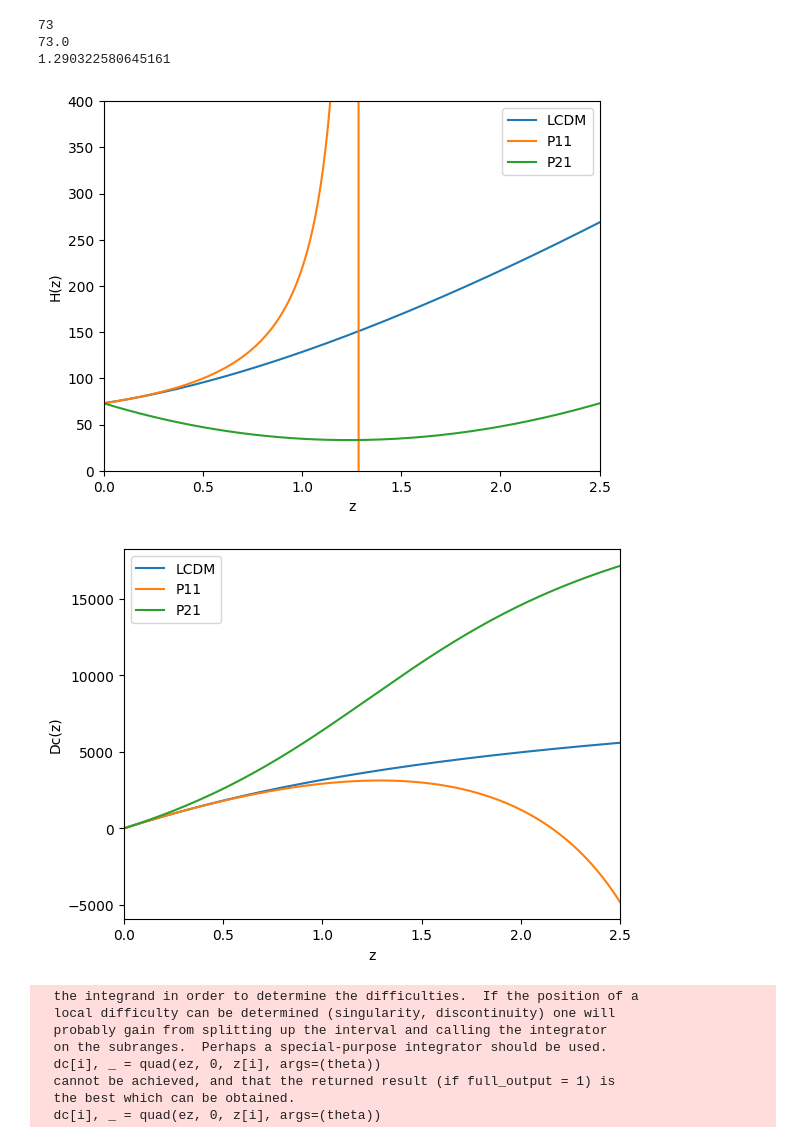
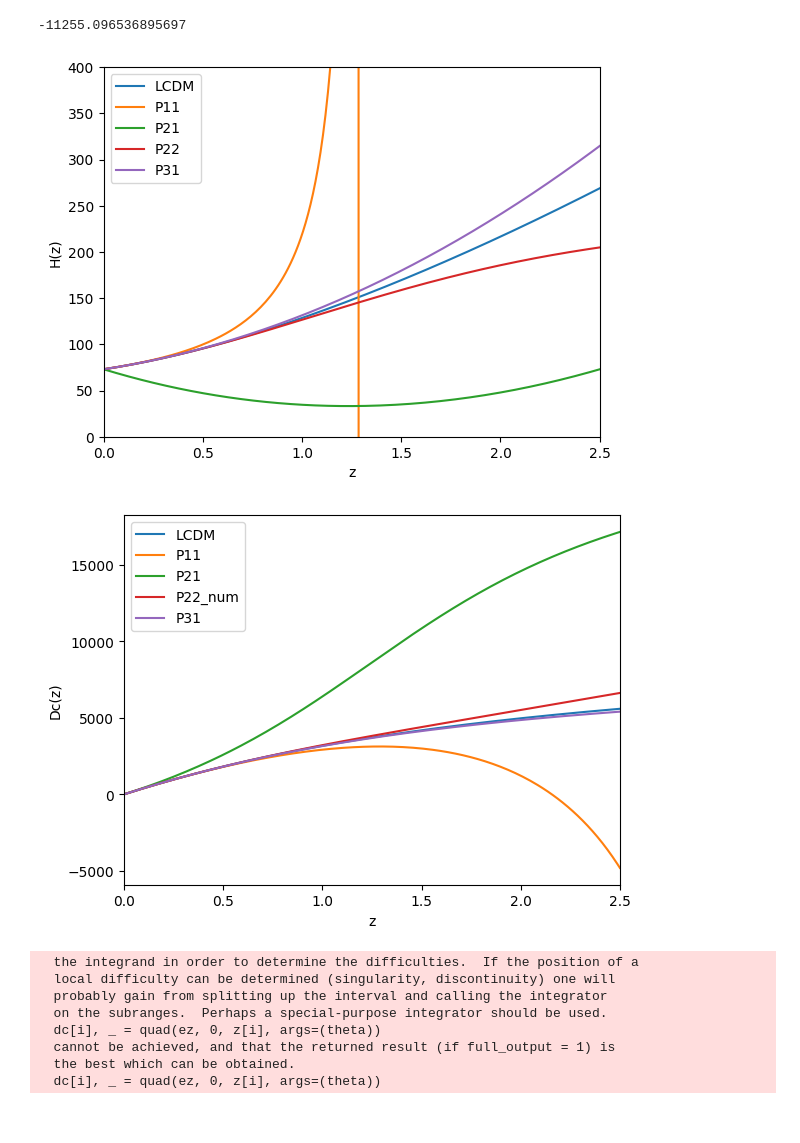
Before and after one commit to NiRK20/PadeExpansionHzDc, a Jupyter notebook: testesPade.ipynb, the cells around one changed output. Saved outputs shown, nothing was run; the diff lists cells and outputs as text; code cells hidden in the pictures.

```diff
--- a/testesPade.ipynb
+++ b/testesPade.ipynb
@@ -264,42 +258,56 @@ H0 = 73
 q0 = -0.55
 j0 = 1
 s0 = -0.35
+l0 = 1
 c = 299792.458#km/s
 z = np.linspace(0,2.5, 200)
 # %%
 a0 = H0
-a1 = (0.5 * H0 * (2 -j0 + 4 * q0 + 3 * (q0 ** 2))) / (1 + q0)
-b1 = (0.5 * (-j0 + q0 ** 2)) / (1 + q0)
+a1 = 1/2 * H0 * ( ( 6 * j0 + ( 3 * ( j0 )**( 2 ) + ( 14 * j0 * q0 + ( -6 *(q0)**( 2 ) + ( 2 * j0 * ( q0 )**( 2 ) + ( -12 * ( q0 )**( 3 ) +
+                    (-3 * ( q0 )**( 4 ) + ( 2 * s0 + 2 * q0 * s0 ) ) ) ) ) ) ) ) )**( -1 )* ( 24 * j0 + ( 8 * ( j0 )**( 2 ) + ( l0 + ( 84 * j0 * q0 +
+                    10 * (j0 )**( 2 ) * q0 + ( l0 * q0 + ( -24 * ( q0 )**( 2 ) + ( 77 * j0 * (q0 )**( 2 ) + ( -72 * ( q0 )**( 3 ) + ( 15 * j0 * ( q0 )**( 3 ) +
+                    (-63 * ( q0 )**( 4 ) + ( -15 * ( q0 )**( 5 ) + ( 12 * s0 + ( 2 * j0 *s0 + ( 23 * q0 * s0 + 9 * ( q0 )**( 2 ) * s0 ) ) ) ) ) ) ) ) ) ) ) ) ))
+a2 = 1/12 * H0 * ( ( 6 * j0 + ( 3 * ( j0 )**( 2 ) + ( 14 * j0 * q0 + ( -6 *( q0 )**( 2 ) + ( 2 * j0 * ( q0 )**( 2 ) + ( -12 * ( q0 )**( 3 ) +
+                    (-3 * ( q0 )**( 4 ) + ( 2 * s0 + 2 * q0 * s0 ) ) ) ) ) ) ) ) )**( -1 )* ( 72 * j0 + ( 48 * ( j0 )**( 2 ) + ( 30 * ( j0 )**( 3 ) +
+                    ( 6 * l0 +( -3 * j0 * l0 + ( 336 * j0 * q0 + ( 120 * ( j0 )**( 2 ) * q0 + ( 12 *l0 * q0 + ( -72 * ( q0 )**( 2 ) + ( 462 * j0 * ( q0 )**( 2 )+
+                    ( -5 * ( j0 )**( 2 ) * ( q0 )**( 2 ) + ( 9 * l0 * ( q0 )**( 2 ) + ( -288 * (q0 )**( 3 ) + ( 180 * j0 * ( q0 )**( 3 ) + ( -378 * ( q0 )**( 4 )+
+                    (60 * j0 * ( q0 )**( 4 ) + ( -180 * ( q0 )**( 5 ) + ( -45 * ( q0 )**(6) + ( 48 * s0 + ( 24 * j0 * s0 + ( 138 * q0 * s0 + ( 35 * j0 * q0 *s0 +
+                    ( 108 * ( q0 )**( 2 ) * s0 + ( 15 * ( q0 )**( 3 ) * s0 + 4 * (s0 )**( 2 ) ) ) ) ) ) ) ) ) ) ) ) ) ) ) ) ) ) ) ) ) ) ) ) )
+b1 = 1/2 * ( ( 6 * j0 + ( 3 * ( j0 )**( 2 ) + ( 14 * j0 * q0 + ( -6 * ( q0)**( 2 ) + ( 2 * j0 * ( q0 )**( 2 ) + ( -12 * ( q0 )**( 3 ) + ( -3 * (q0 )**( 4 ) +
+                ( 2 * s0 + 2 * q0 * s0 ) ) ) ) ) ) ) ) )**( -1 ) * ( 12* j0 + ( 2 * ( j0 )**( 2 ) + ( l0 + ( 44 * j0 * q0 + ( 4 * ( j0 )**(2 ) * q0 + ( l0 * q0 +
+                ( -12 * ( q0 )**( 2 ) + ( 45 * j0 * ( q0 )**(2 ) + ( -36 * ( q0 )**( 3 ) + ( 11 * j0 * ( q0 )**( 3 ) + ( -33 * (q0 )**( 4 ) + ( -9 * ( q0 )**( 5 ) +
+                ( 8 * s0 + ( 2 * j0 * s0 + ( 15 * q0 * s0 + 5 * ( q0 )**( 2 ) * s0 ) ) ) ) ) ) ) ) ) ) ) ) ) ) )
+b2 = ( ( -72 * j0 + ( -36 * ( j0 )**( 2 ) + ( -168 * j0 * q0 + ( 72 * ( q0)**( 2 ) + ( -24 * j0 * ( q0 )**( 2 ) + ( 144 * ( q0 )**( 3 ) + ( 36 *( q0 )**( 4 ) +
+        ( -24 * s0 + -24 * q0 * s0)))))))))**( -1 )*( -12 * ( j0 )**( 3 ) + ( 3 * j0 * l0 + ( 23 * ( j0 )**( 2 ) * ( q0 )**(2 ) + ( -3 * l0 * ( q0 )**( 2 ) +
+        ( -24 * j0 * ( q0 )**( 4 ) + ( 9 * (q0 )**( 6 ) + ( -11 * j0 * q0 * s0 + ( 3 * ( q0 )**( 3 ) * s0 + -4 * (s0 )**( 2 ) ) ) ) ) ) ) ) )
 
-print(a0)
-print(a0/a1*a1)
-print(-1/b1)
+print(a1**2 - 4*a0*a2)
 # %% [output]
-73
-73.0
-1.290322580645161
+-11255.096536895697
 # %%
 plt.plot(z, LCDM(z, [H0, Om]), label="LCDM")
-plt.plot(z, EzP11(z, [M, H0, q0, j0]), label="P11")
+plt.plot(z, HzP11(z, [M, H0, q0, j0]), label="P11")
 plt.plot(z, HzP21(z, [M, H0, q0, j0, s0]), label="P21")
-#plt.plot(z, HzP22(z, [M, H0, q0, j0, s0]), label="P22")
-#plt.plot(z, HzP31(z, [M, H0, q0, j0, s0]), label="P31")
+plt.plot(z, HzP22(z, [M, H0, q0, j0, s0, l0]), label="P22")
+plt.plot(z, HzP31(z, [M, H0, q0, j0, s0, l0]), label="P31")
 plt.legend()
 plt.xlim(0,2.5)
 plt.ylim(0,400)
 plt.xlabel('z')
 plt.ylabel('H(z)')
-plt.savefig('HzTeste_NoP22.jpg')
+#plt.savefig('HzTeste_NoP22.jpg')
 plt.show()
 # %% [output]
-[figure, old version]
+[figure, new version]
 # %%
 plt.plot(z, DcLCDM(z, [H0, Om]), label="LCDM")
 plt.plot(z, DcModelP11(z, [M, H0, q0, j0]), label="P11")
+#plt.plot(z, DcModelP11_num(z, [M, H0, q0, j0]), label="P11_num")
 plt.plot(z, DcModelP21(z, [M, H0, q0, j0, s0]), label="P21")
 #plt.plot(z, DcModelP21_num(z, [M, H0, q0, j0, s0]), label="P21_num")
-#plt.plot(z, DcModelP22(z, [M, H0, q0, j0, s0]), label="P22")
-#plt.plot(z, DcModelP31(z, [M, H0, q0, j0, s0]), label="P31")
+#plt.plot(z, DcModelP22(z, [M, H0, q0, j0, s0, l0]), label="P22")
+plt.plot(z, DcModelP22_num(z, [M, H0, q0, j0, s0, l0]), label="P22_num")
+plt.plot(z, DcModelP31(z, [M, H0, q0, j0, s0, l0]), label="P31")
 plt.legend()
 plt.xlim(0,2.5)
 plt.xlabel('z')
@@ -307,7 +315,7 @@ plt.ylabel('Dc(z)')
 #plt.savefig('DcTeste_certo.jpg')
 plt.show()
 # %% [output]
-[figure, old version]
+[figure, new version]
 # %%
 plt.plot(z, DcLCDM(z, [H0, Om]), label="LCDM")
 plt.plot(z, DcModelP21(z, [M, H0, q0, j0]), label="P21")
```
Also changed, not shown: parts of 4 cells of this notebook, 18 other files.
